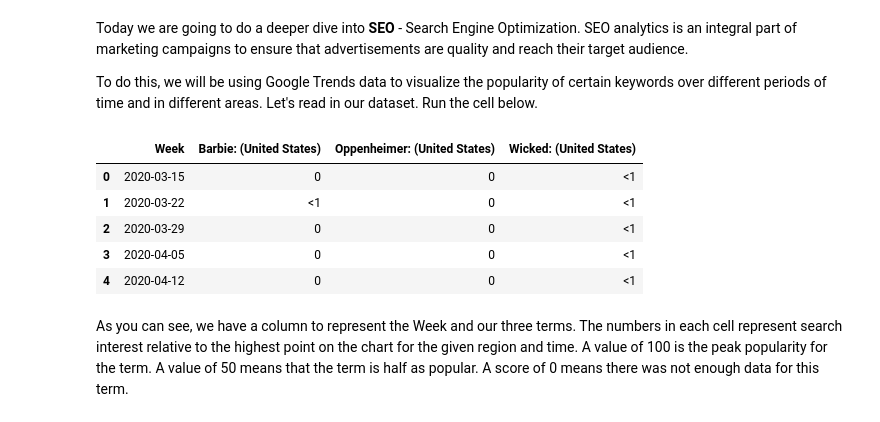
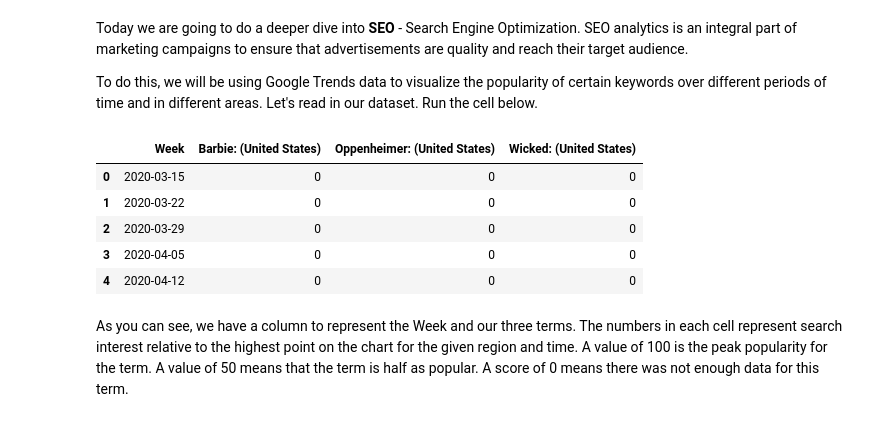
Before and after one commit to ds-modules/ecc-business, a Jupyter notebook: intro.ipynb, the cells around one changed output. Drawn from its saved outputs; the diff is of its cells as text; code cells hidden in the pictures.

```diff
--- a/intro.ipynb
+++ b/intro.ipynb
@@ -66,13 +66,14 @@ Today we are going to do a deeper dive into **SEO** - Search Engine Optimization
 To do this, we will be using Google Trends data to visualize the popularity of certain keywords over different periods of time and in different areas. Let's read in our dataset. Run the cell below.
 # %%
 movies = pd.read_csv("movies_trends.csv")
+movies.replace(to_replace = "<1", value = "0", inplace = True)
 movies.head()
 # %% [output]
 |  | Week | Barbie: (United States) | Oppenheimer: (United States) | Wicked: (United States) |
-| 0 | 2020-03-15 | 0 | 0 | <1 |
-| 1 | 2020-03-22 | <1 | 0 | <1 |
-| 2 | 2020-03-29 | 0 | 0 | <1 |
-| 3 | 2020-04-05 | 0 | 0 | <1 |
-| 4 | 2020-04-12 | 0 | 0 | <1 |
+| 0 | 2020-03-15 | 0 | 0 | 0 |
+| 1 | 2020-03-22 | 0 | 0 | 0 |
+| 2 | 2020-03-29 | 0 | 0 | 0 |
+| 3 | 2020-04-05 | 0 | 0 | 0 |
+| 4 | 2020-04-12 | 0 | 0 | 0 |
 # %% [markdown]
 As you can see, we have a column to represent the Week and our three terms. The numbers in each cell represent search interest relative to the highest point on the chart for the given region and time. A value of 100 is the peak popularity for the term. A value of 50 means that the term is half as popular. A score of 0 means there was not enough data for this term.
```
Also changed, not shown: parts of 3 cells of this notebook.
